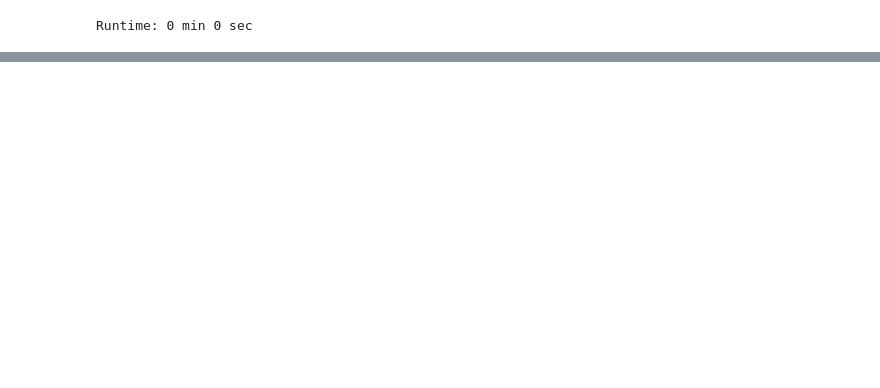
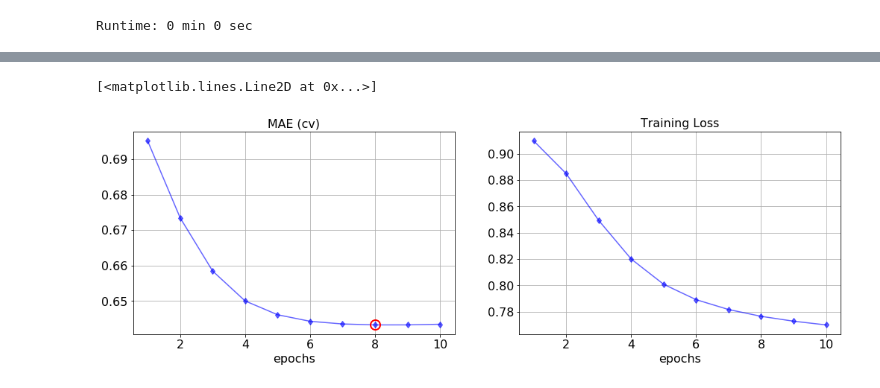
Before and after one commit to ozkansafak/Matrix_Factorization, a Jupyter notebook: main.ipynb, the cells around one changed output, grey strips where cells are left out. Cells and saved outputs as stored; diff of their text form; code cells hidden in the pictures; blank space fills up the shorter version.

```diff
--- a/main.ipynb
+++ b/main.ipynb
@@ -29,8 +29,8 @@ import matplotlib.pylab as pylab
 from matplotlib.ticker import MaxNLocator
 
 params = {'legend.fontsize': 'x-large',
-          'font.size'      : 10,
-          'figure.figsize' : (17, 3),
+          'font.size'      : 11,
+          'figure.figsize' : (17, 5),
           'axes.labelsize' : 'x-large',
           'axes.titlesize' : 'x-large',
           'axes.grid'      : 'on',
@@ -123,8 +119,8 @@ Runtime: 1 min 24 sec
 start = time.time()
 #..............................................
 BATCH_SIZE = 1024*16
-LAMBDA = 0.0001
-k = 10
+LAMBDA = 0.0000
+k = 10 # an important hyperparameter.
 
 Y = tf.placeholder(dtype=tf.float32, shape=(BATCH_SIZE,))
 Y_indices = tf.placeholder(dtype=tf.int32, shape=(BATCH_SIZE,2))
@@ -138,9 +134,21 @@ sliced_U, sliced_V = get_sliced_UV(Y_indices, Y, U, V, k, BATCH_SIZE)
 
 #..............................................
 
-reg = LAMBDA*(tf.reduce_sum((U)**2) + tf.reduce_sum((V)**2)) / BATCH_SIZE / k
-loss = (tf.norm(Y - tf.reduce_sum(tf.multiply(sliced_U, sliced_V), axis=1))) / BATCH_SIZE + reg
-train = tf.train.AdamOptimizer(learning_rate=0.001).minimize(loss)
+# the term `tf.reduce_sum(U**2)` without passing an axis parameter sums up all the elements of matrix U**2.
+# Return value is a scalar.
+reg = LAMBDA*(tf.reduce_sum(U**2) + tf.reduce_sum(V**2)) / (BATCH_SIZE*k)
+
+# the term `tf.multiply(sliced_U, sliced_V)` is elementwise multiplication.
+# Applying tf.reduce_sum(M, axis=1)--where M is a matrix--will sum all rows and return a column vector.
+# Here, Y_pred is a column vector of ratings corresponding to Y_indices
+Y_pred = tf.reduce_sum(tf.multiply(sliced_U, sliced_V), axis=1)
+
+# define loss function as square of L2-norm of difference btw actual and predicted ratings
+loss = tf.sqrt(tf.reduce_sum((Y - Y_pred)**2)/BATCH_SIZE) + reg
+
+# Define train op.
+lr = 0.01
+train = tf.train.AdamOptimizer(learning_rate=lr).minimize(loss)
 
 #..............................................
 print_runtime(start)
@@ -197,0 +223,21 @@ KeyboardInterrupt:
+# %%
+fig = plt.figure()
+ax1 = fig.add_subplot(121)
+ax2 = fig.add_subplot(122)
+
+ax1.cla()
+ax1.plot(range(1,batch.epoch+1), mae_cv_arr, 'bd-', alpha=.6);
+ax2.cla()
+ax2.plot(range(1,batch.epoch+1), loss_arr, 'bd-', alpha=.6);
+ax1.set_title('MAE (cv)')
+ax2.set_title('Training Loss')
+ax1.set_xlabel('epochs')
+ax2.set_xlabel('epochs')
+
+i_min = np.argmin(mae_cv_arr)
+ax1.plot(i_min+1,mae_cv_arr[i_min], 'ro', markersize=13,
+markeredgewidth=2,
+markerfacecolor='None')
+# %% [output]
+[<matplotlib.lines.Line2D at 0x...>]
+[figure, added]
```
Also changed, not shown: parts of 3 cells of this notebook, 2 other files.
